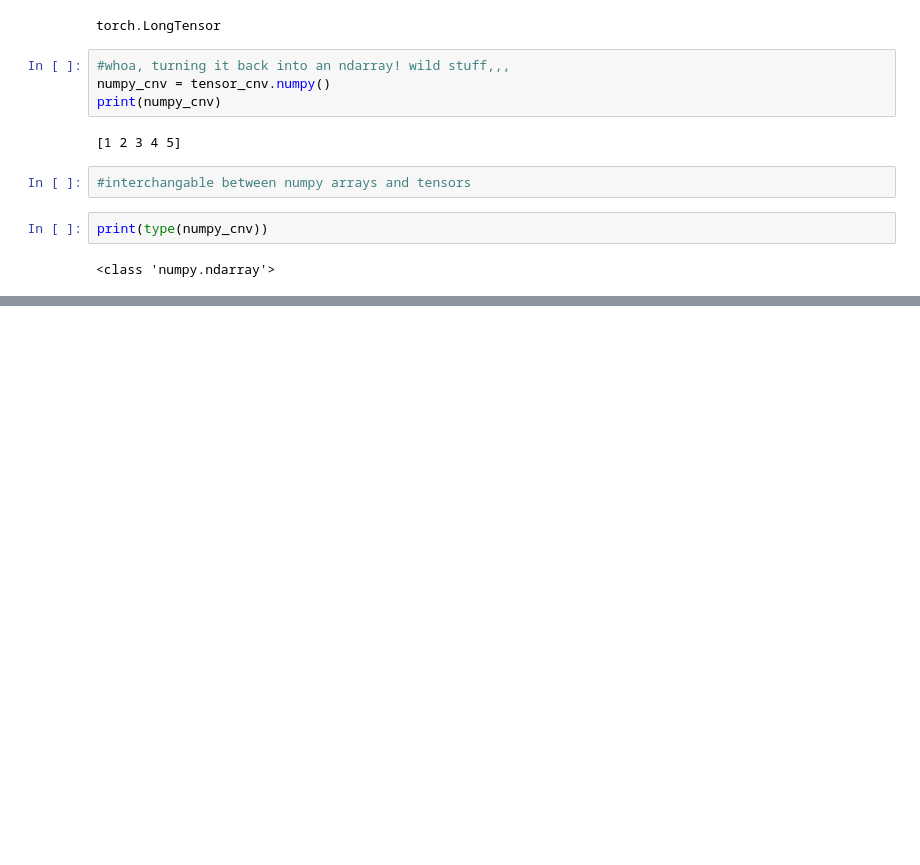
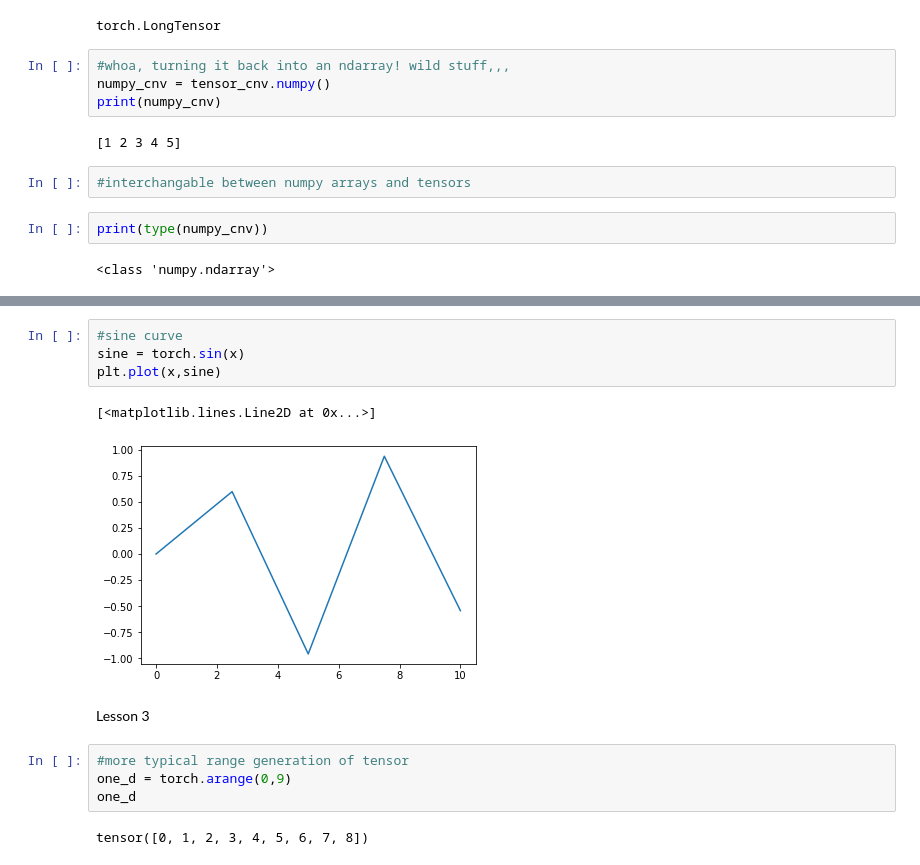
Before and after one commit to MichaelBurak/pytorch-blog-series, a Jupyter notebook: PyTorchTensors.ipynb, the cells around one changed output, grey strips where cells are left out. Drawn from its saved outputs; the diff is of its cells as text; blank space fills up the shorter version.

```diff
--- a/PyTorchTensors.ipynb
+++ b/PyTorchTensors.ipynb
@@ -83,0 +148,15 @@ print(type(numpy_cnv))
+# %%
+#sine curve
+sine = torch.sin(x)
+plt.plot(x,sine)
+# %% [output]
+[<matplotlib.lines.Line2D at 0x...>]
+[figure, added]
+# %% [markdown]
+Lesson 3
+# %%
+#more typical range generation of tensor
+one_d = torch.arange(0,9)
+one_d
+# %% [output]
+tensor([0, 1, 2, 3, 4, 5, 6, 7, 8])
```
Also changed, not shown: parts of 26 cells of this notebook, 1 other file.
